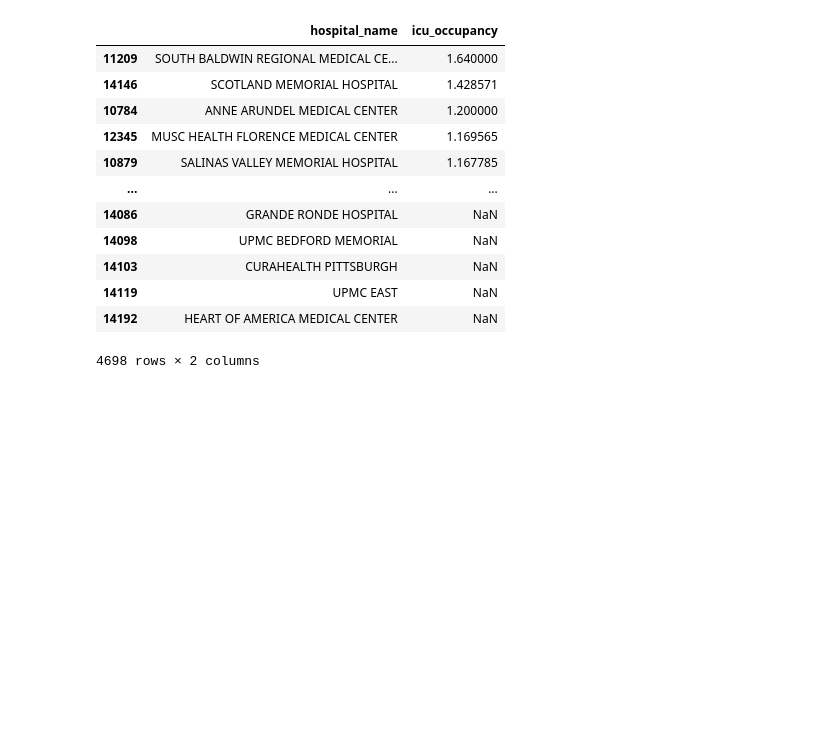
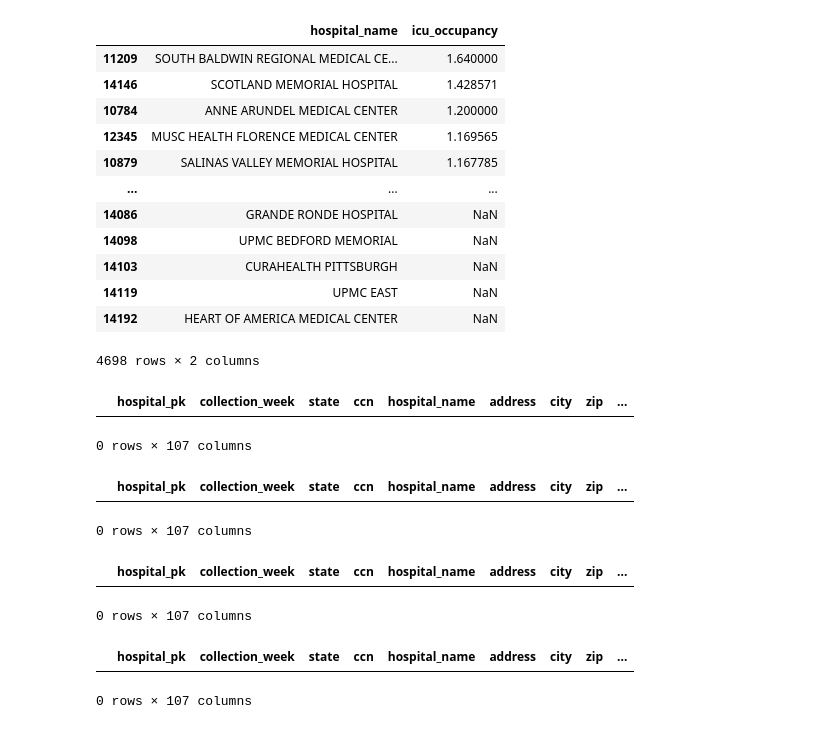
Before and after one commit to sanders-li/hovis, a Jupyter notebook: Hospital Final Data Exploration.ipynb, the cells around one changed output. Drawn from its saved outputs; the diff is of its cells as text; code cells hidden in the pictures; blank space fills up the shorter version.

```diff
--- a/Hospital Final Data Exploration.ipynb
+++ b/Hospital Final Data Exploration.ipynb
@@ -53,3 +53,23 @@ df_week.sort_values(by='icu_occupancy', ascending=False)
 | 14119 | UPMC EAST | NaN |
 | 14192 | HEART OF AMERICA MEDICAL CENTER | NaN |
 4698 rows × 2 columns
+# %%
+df.loc[df['inpatient_occupancy'] < 0]
+# %% [output]
+|  | hospital_pk | collection_week | state | ccn | hospital_name | address | city | zip | ... |
+0 rows × 107 columns
+# %%
+df.loc[df['inpatient_covid_occupancy'] < 0]
+# %% [output]
+|  | hospital_pk | collection_week | state | ccn | hospital_name | address | city | zip | ... |
+0 rows × 107 columns
+# %%
+df.loc[df['icu_occupancy'] < 0]
+# %% [output]
+|  | hospital_pk | collection_week | state | ccn | hospital_name | address | city | zip | ... |
+0 rows × 107 columns
+# %%
+df.loc[df['icu_covid_occupancy'] < 0]
+# %% [output]
+|  | hospital_pk | collection_week | state | ccn | hospital_name | address | city | zip | ... |
+0 rows × 107 columns
```
Also changed, not shown: parts of 1 cell of this notebook, 9 other files.
